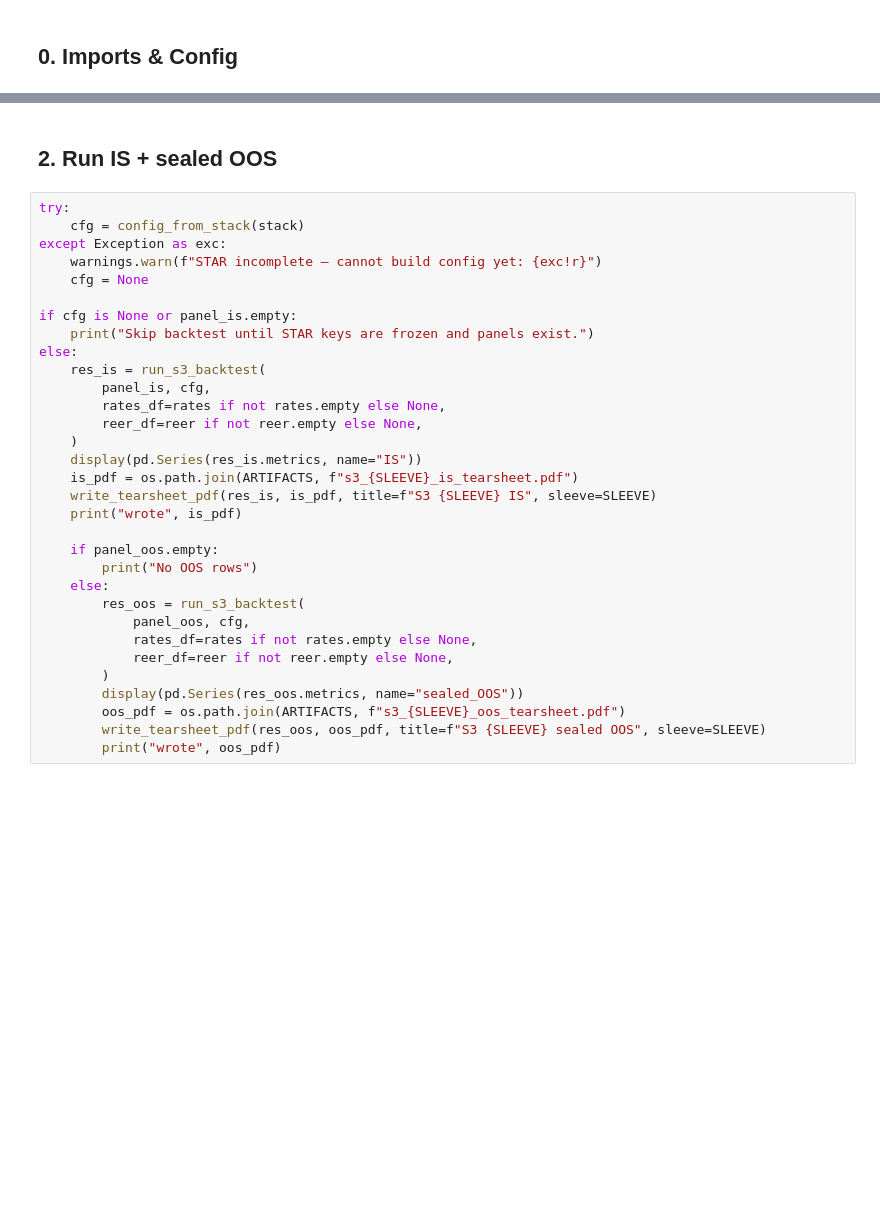
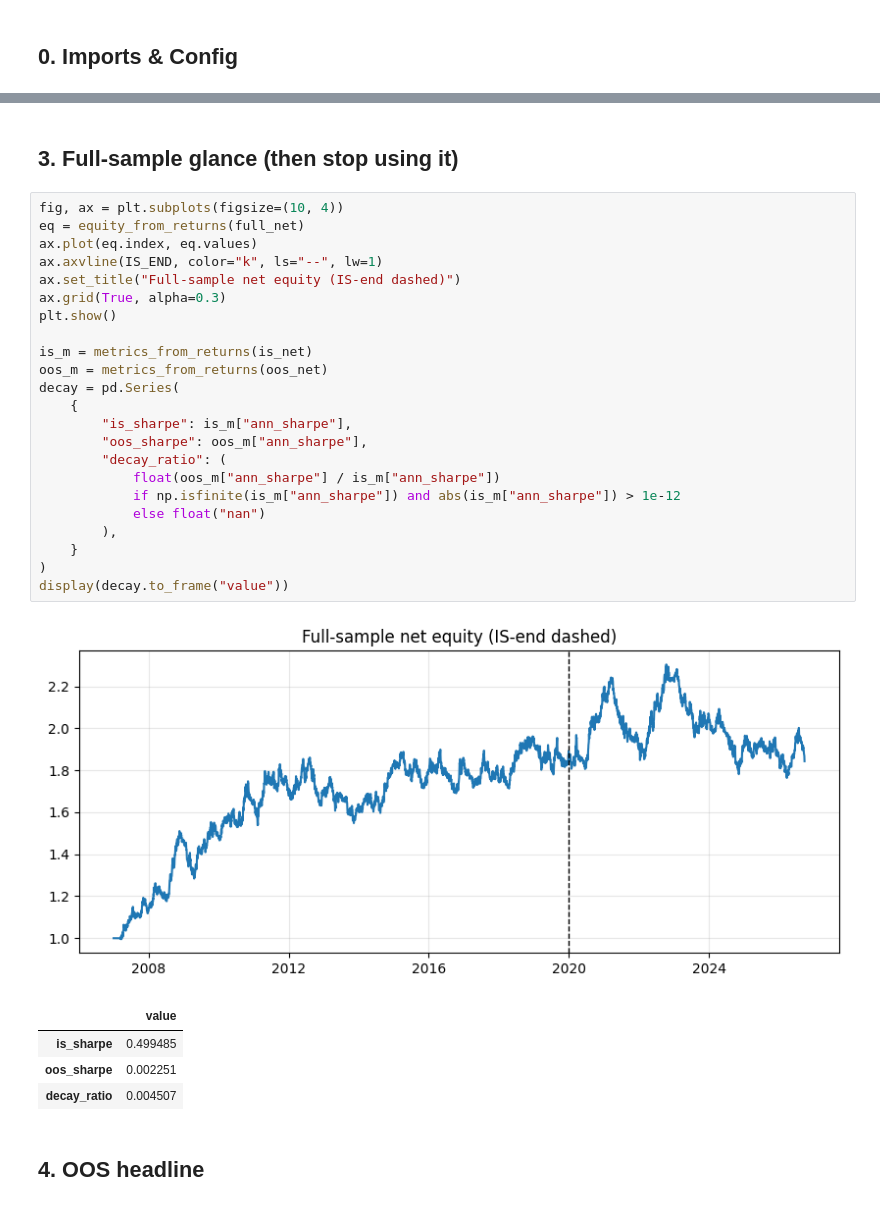
Before and after one commit to charlievellacott/trading_portfolio, a Jupyter notebook: 04_backtest/s3_fx_trend/notebooks/01_core_star_tearsheet.ipynb, the cells around one changed output, grey strips where cells are left out. Cells and saved outputs as stored; diff of their text form; blank space fills up the shorter version.

```diff
--- a/04_backtest/s3_fx_trend/notebooks/01_core_star_tearsheet.ipynb
+++ b/04_backtest/s3_fx_trend/notebooks/01_core_star_tearsheet.ipynb
@@ -65,34 +162,33 @@ print("IS", len(panel_is), "OOS", len(panel_oos))
-# %% [markdown]
-## 2. Run IS + sealed OOS
-# %%
-try:
-    cfg = config_from_stack(stack)
-except Exception as exc:
-    warnings.warn(f"STAR incomplete — cannot build config yet: {exc!r}")
-    cfg = None
-
-if cfg is None or panel_is.empty:
-    print("Skip backtest until STAR keys are frozen and panels exist.")
-else:
-    res_is = run_s3_backtest(
-        panel_is, cfg,
-        rates_df=rates if not rates.empty else None,
-        reer_df=reer if not reer.empty else None,
-    )
-    display(pd.Series(res_is.metrics, name="IS"))
-    is_pdf = os.path.join(ARTIFACTS, f"s3_{SLEEVE}_is_tearsheet.pdf")
-    write_tearsheet_pdf(res_is, is_pdf, title=f"S3 {SLEEVE} IS", sleeve=SLEEVE)
-    print("wrote", is_pdf)
-
-    if panel_oos.empty:
-        print("No OOS rows")
-    else:
-        res_oos = run_s3_backtest(
-            panel_oos, cfg,
-            rates_df=rates if not rates.empty else None,
-            reer_df=reer if not reer.empty else None,
-        )
-        display(pd.Series(res_oos.metrics, name="sealed_OOS"))
-        oos_pdf = os.path.join(ARTIFACTS, f"s3_{SLEEVE}_oos_tearsheet.pdf")
-        write_tearsheet_pdf(res_oos, oos_pdf, title=f"S3 {SLEEVE} sealed OOS", sleeve=SLEEVE)
-        print("wrote", oos_pdf)
+# %% [markdown]
+## 3. Full-sample glance (then stop using it)
+# %%
+fig, ax = plt.subplots(figsize=(10, 4))
+eq = equity_from_returns(full_net)
+ax.plot(eq.index, eq.values)
+ax.axvline(IS_END, color="k", ls="--", lw=1)
+ax.set_title("Full-sample net equity (IS-end dashed)")
+ax.grid(True, alpha=0.3)
+plt.show()
+
+is_m = metrics_from_returns(is_net)
+oos_m = metrics_from_returns(oos_net)
+decay = pd.Series(
+    {
+        "is_sharpe": is_m["ann_sharpe"],
+        "oos_sharpe": oos_m["ann_sharpe"],
+        "decay_ratio": (
+            float(oos_m["ann_sharpe"] / is_m["ann_sharpe"])
+            if np.isfinite(is_m["ann_sharpe"]) and abs(is_m["ann_sharpe"]) > 1e-12
+            else float("nan")
+        ),
+    }
+)
+display(decay.to_frame("value"))
+# %% [output]
+[figure, added]
+|  | value |
+| is_sharpe | 0.499485 |
+| oos_sharpe | 0.002251 |
+| decay_ratio | 0.004507 |
+# %% [markdown]
+## 4. OOS headline
```
Also changed, not shown: parts of 38 cells of this notebook, 19 other files.
